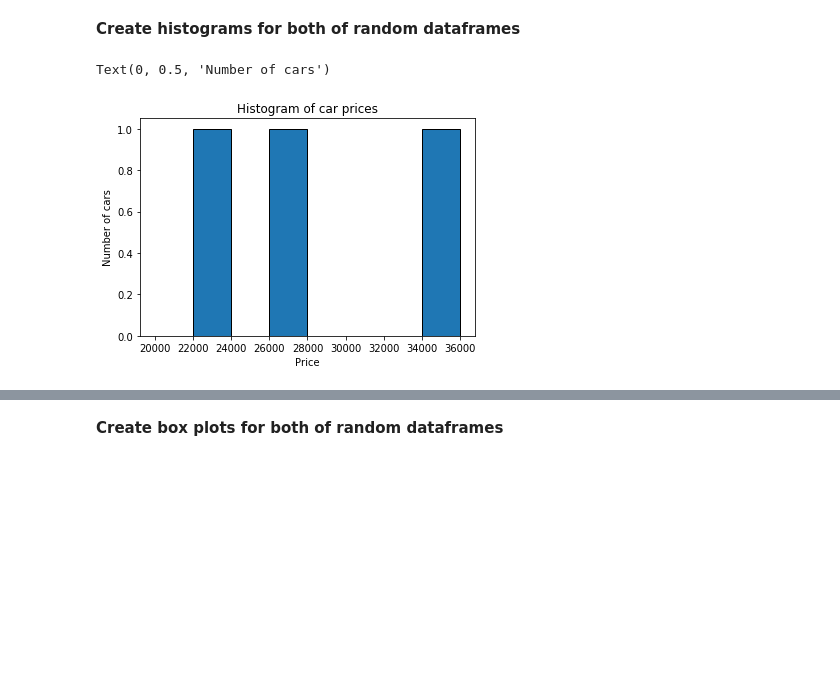
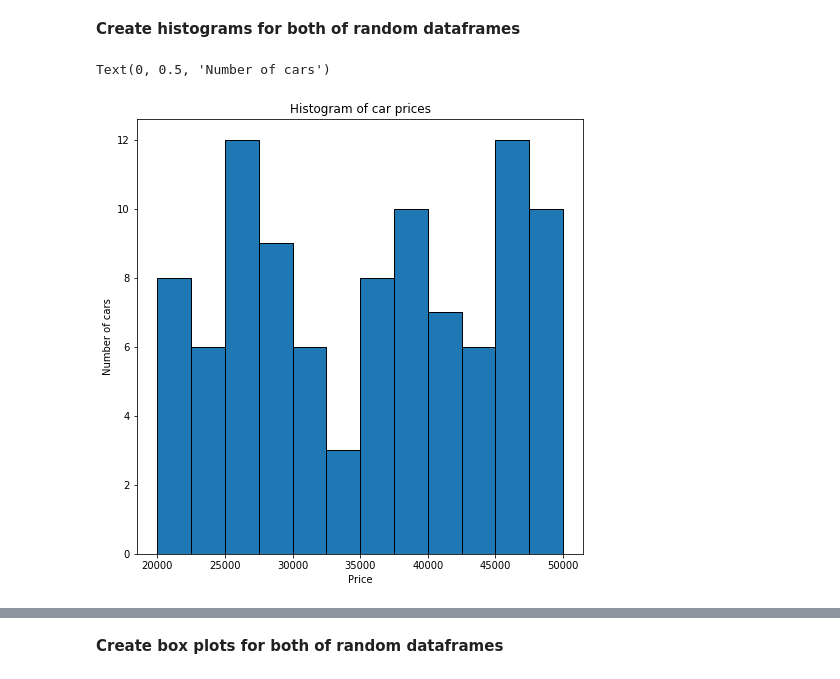
Before and after one commit to Netherwulf/data-science-toolkit, a Jupyter notebook: pandas_introduction.ipynb, the cells around one changed output, grey strips where cells are left out. Drawn from its saved outputs; the diff is of its cells as text; code cells hidden in the pictures; blank space fills up the shorter version.

Commit message:
Changed random seed
Changed random seed

```diff
--- a/pandas_introduction.ipynb
+++ b/pandas_introduction.ipynb
@@ -149,3 +150,7 @@ second_random_dataframe = df.sample(3)
+# %%
+np.random.seed(168)
+first_random_dataframe = pd.DataFrame({'Brand': np.random.choice(df['Brand'], size=100), 'Price': np.random.randint(18000, 50000, size=100)})
+second_random_dataframe = pd.DataFrame({'Brand': np.random.choice(df['Brand'], size=100), 'Price': np.random.randint(18000, 50000, size=100)})
 # %%
 first_random_dataframe
 # %% [output]
@@ -163,11 +196,14 @@ second_random_dataframe
 # %% [markdown]
 <b>Create histograms for both of random dataframes</b>
 # %%
-plt.hist(first_random_dataframe['Price'], bins=[20000, 22000, 24000, 26000, 28000, 30000, 32000, 34000, 36000], ec='black')
+plt.hist(first_random_dataframe['Price'], bins=[20000, 22500, 25000, 27500, 30000, 32500, 35000, 37500, 40000, 42500, 45000, 47500, 50000], ec='black')
+fig_size = plt.rcParams["figure.figsize"]
+fig_size[0] = 8
+fig_size[1] = 8
 plt.title('Histogram of car prices')
 plt.xlabel('Price')
 plt.ylabel('Number of cars')
 # %% [output]
 Text(0, 0.5, 'Number of cars')
-[figure, old version]
+[figure, new version]
 # %%
```
Also changed, not shown: parts of 9 cells of this notebook.
